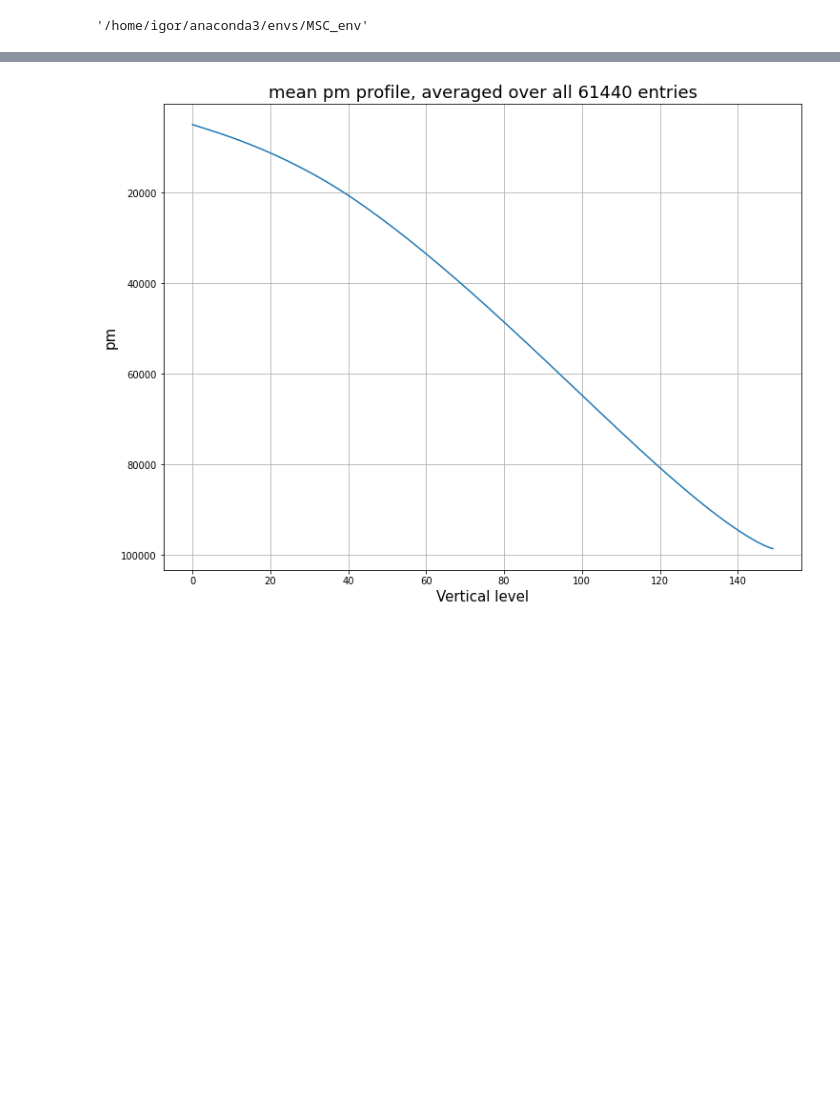
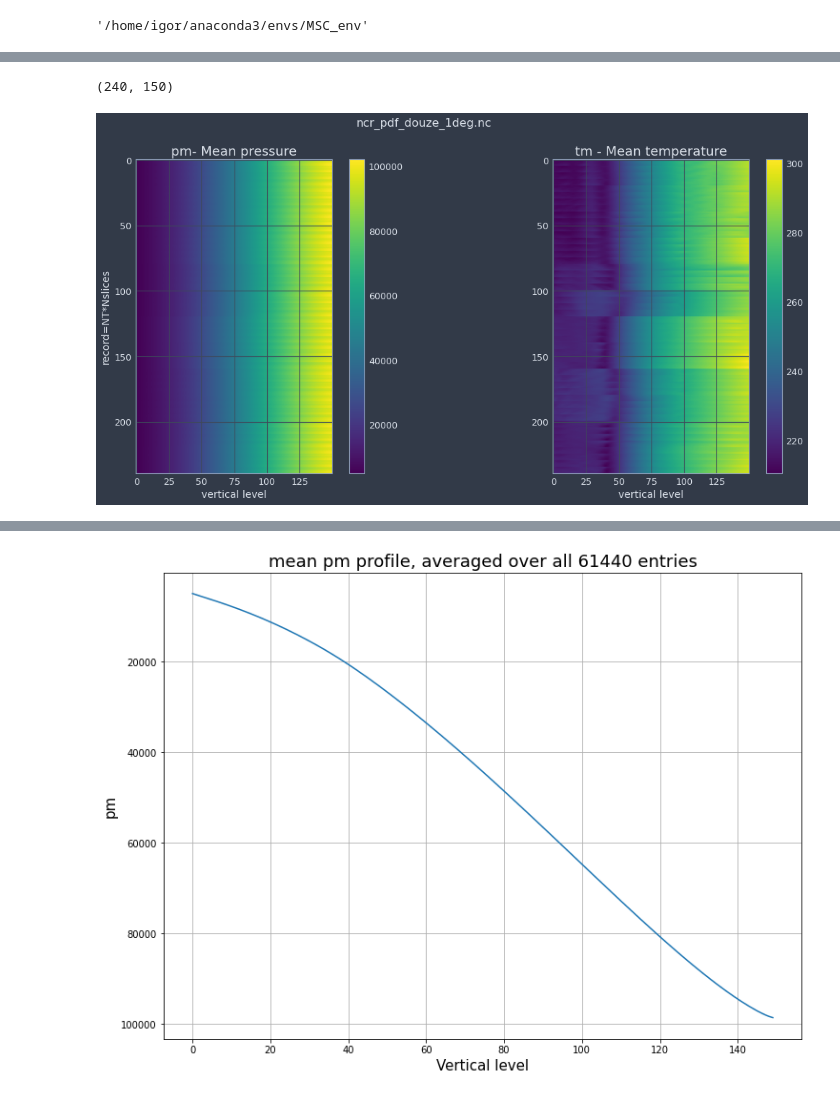
Before and after one commit to Egor93/MSC_repo, a Jupyter notebook: NetCDF_viewer.ipynb, the cells around one changed output, grey strips where cells are left out. Cells and saved outputs as stored; diff of their text form; code cells hidden in the pictures; blank space fills up the shorter version.

```diff
--- a/NetCDF_viewer.ipynb
+++ b/NetCDF_viewer.ipynb
@@ -11,7 +17,7 @@ sys.prefix
 '/home/igor/anaconda3/envs/MSC_env'
 # %%
 # setup input variables
-data_folder='/home/igor/UNI/Master Project/Script/Data/'
+data_folder='/home/igor/UNI/Master_Project/Script/Data/'
 # %%
 os.listdir(data_folder)
 # %% [output]
@@ -28,7 +38,7 @@ os.listdir(data_folder)
 # lets look inside NetCDF input file
 # the 00625deg means that the subdomains used for that file were 0.0625
 # of a degree large, so roughly 7x7 km
-fname='ncr_pdf_douze_05deg.nc'
+fname='ncr_pdf_douze_1deg.nc'
 filepath=data_folder+fname
 # ds contains 63 fields
 ds = xr.open_dataset(filepath)
@@ -64,0 +80,24 @@ Attributes:
+# %%
+cl_l_data=ds.cl_l[:,0,:]
+cl_l_data.shape
+# %% [output]
+(240, 150)
+# %%
+fig, (ax1, ax2) = plt.subplots(1, 2,figsize=(19,8))
+fig.suptitle("ncr_pdf_douze_1deg.nc")
+
+im1=ax1.imshow(ds.pm[:,0,:])
+ax1.set_title("pm- Mean pressure",fontsize=18)
+ax1.set_ylabel("record=NT*Nslices",fontsize=14)
+fig.colorbar(im1, ax=ax1)
+
+im2=ax2.imshow(ds.tm[:,0,:])
+ax2.set_title("tm - Mean temperature",fontsize=18)
+fig.colorbar(im2, ax=ax2)
+
+
+for ax in [ax1,ax2]:
+    ax.set_xlabel("vertical level",fontsize=14)
+plt.savefig("pm_tm_1degree.png")
+# %% [output]
+[figure, added]
```
Also changed, not shown: parts of 10 cells of this notebook, 6 other files.
